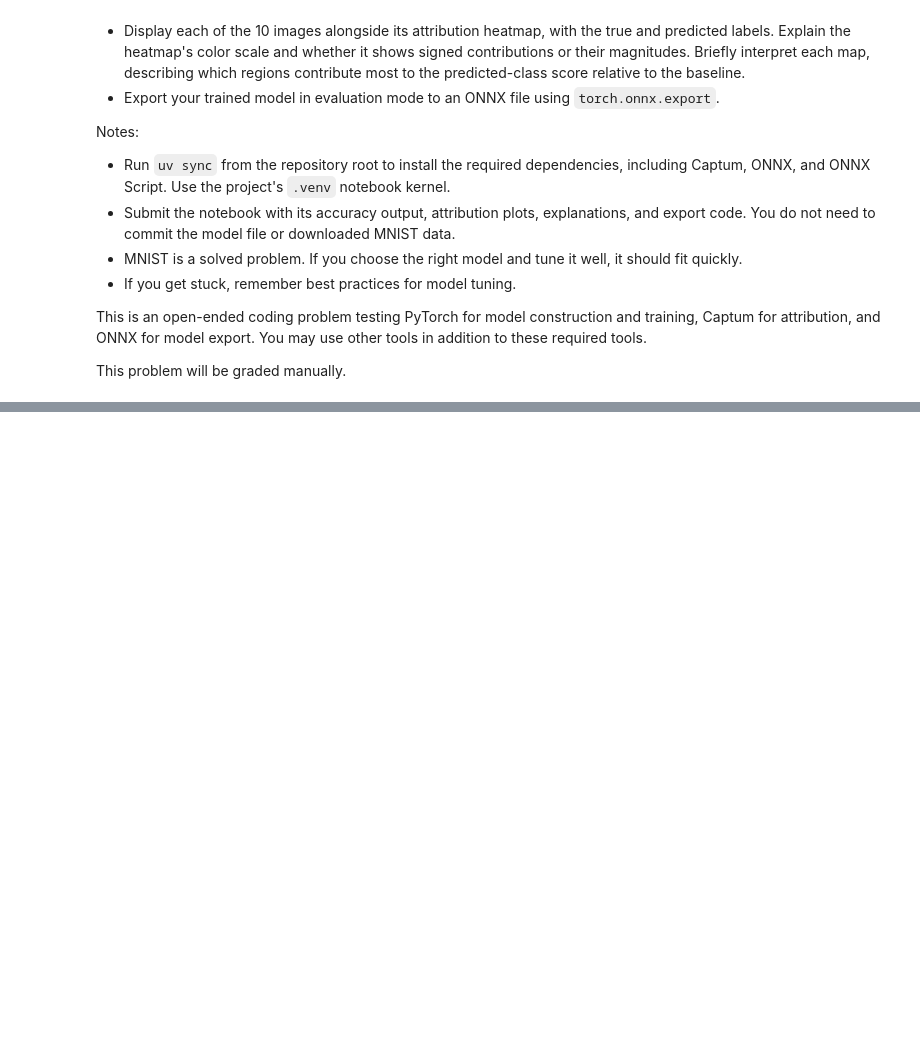
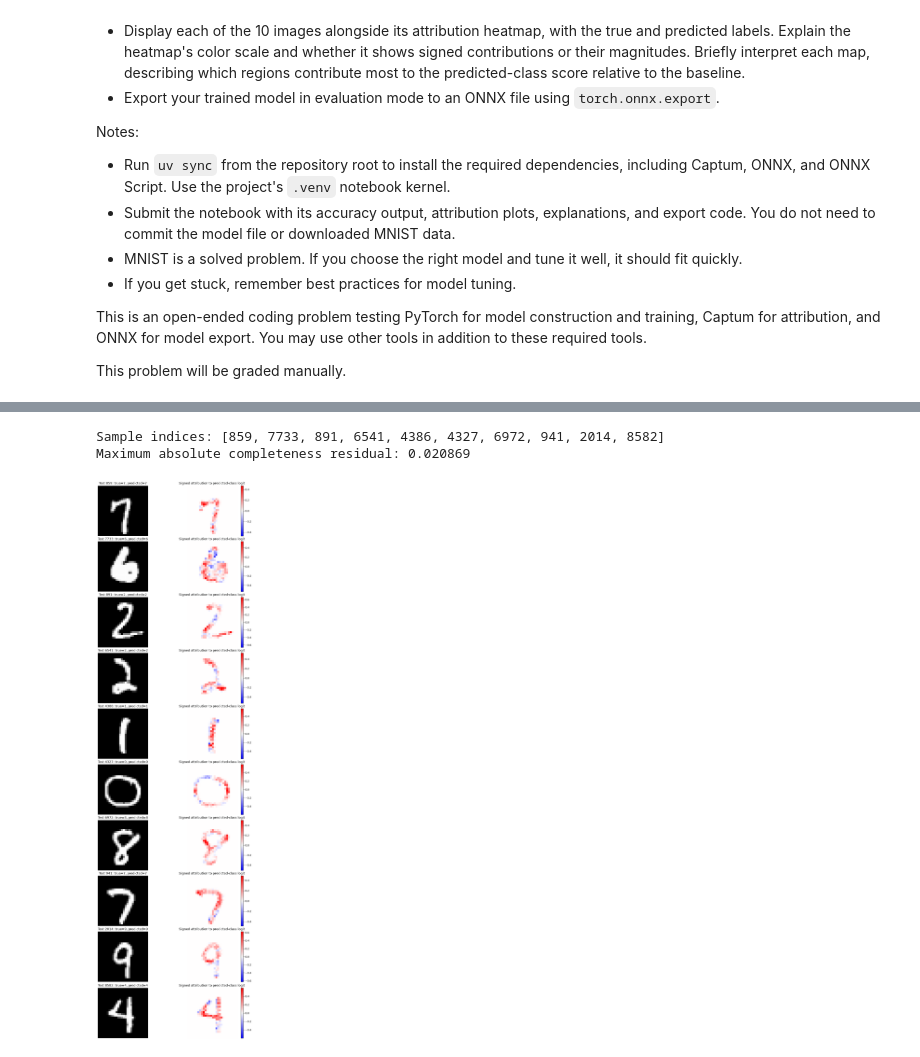
Before and after one commit to YathinKandakatla/midterm_Yathin_K, a Jupyter notebook: exam/problem_19.ipynb, the cells around one changed output, grey strips where cells are left out. Saved outputs shown, nothing was run; the diff lists cells and outputs as text; code cells hidden in the pictures; blank space fills up the shorter version.

```diff
--- a/exam/problem_19.ipynb
+++ b/exam/problem_19.ipynb
@@ -24,0 +128,79 @@ This problem will be graded manually.
+# %%
+# Independent sampling RNG selects ten distinct test images with seed 42.
+sample_indices = np.random.default_rng(42).choice(
+    len(test_data), size=10, replace=False
+)
+images = torch.stack([test_data[int(index)][0] for index in sample_indices])
+true_labels = [test_data[int(index)][1] for index in sample_indices]
+model.eval()
+with torch.no_grad():
+    predictions = model(images).argmax(1)
+
+integrated_gradients = IntegratedGradients(model)
+attributions, deltas = integrated_gradients.attribute(
+    images,
+    baselines=torch.zeros_like(images),
+    target=predictions,
+    n_steps=100,
+    internal_batch_size=20,
+    return_convergence_delta=True,
+)
+print("Sample indices:", sample_indices.tolist())
+print(f"Maximum absolute completeness residual: {deltas.abs().max().item():.6f}")
+
+fig, axes = plt.subplots(10, 2, figsize=(9, 30), constrained_layout=True)
+interpretations = []
+for row, (image, attribution, true_label, prediction, index) in enumerate(
+    zip(images, attributions, true_labels, predictions.tolist(), sample_indices)
+):
+    pixels = image[0].numpy()
+    values = attribution[0].detach().numpy()
+    limit = max(float(np.abs(values).max()), 1e-8)
+    axes[row, 0].imshow(pixels, cmap="gray", vmin=0, vmax=1)
+    axes[row, 0].set_title(f"Test {index}: true={true_label}, predicted={prediction}")
+    heatmap = axes[row, 1].imshow(values, cmap="bwr", vmin=-limit, vmax=limit)
+    axes[row, 1].set_title("Signed attribution to predicted-class logit")
+    fig.colorbar(heatmap, ax=axes[row, 1], fraction=0.046)
+    for ax in axes[row]:
+        ax.axis("off")
+    # Summarize the spatial distribution of positive evidence in a 3x3 grid.
+    positive = np.maximum(values, 0)
+    regions = []
+    row_names = ["upper", "middle", "lower"]
+    col_names = ["left", "center", "right"]
+    for r, row_ids in enumerate(np.array_split(np.arange(28), 3)):
+        for c, col_ids in enumerate(np.array_split(np.arange(28), 3)):
+            regions.append(
+                (
+                    float(positive[np.ix_(row_ids, col_ids)].sum()),
+                    f"{row_names[r]} {col_names[c]}",
+                )
+            )
+    regions.sort(reverse=True)
+    positive_total = float(positive.sum())
+    share = (regions[0][0] + regions[1][0]) / max(positive_total, 1e-12)
+    negative_total = float(np.maximum(-values, 0).sum())
+    interpretations.append(
+        f"- **Test image {index} (true {true_label}, predicted {prediction}):** "
+        f"The {regions[0][1]} and {regions[1][1]} regions contain "
+        f"{share:.0%} of the positive attribution mass and provide the strongest "
+        f"regional support for the predicted digit. Blue pixels oppose that score "
+        f"(total negative magnitude {negative_total:.3f}); red pixels support it "
+        f"(total positive attribution {positive_total:.3f}), relative to black."
+    )
+plt.show()
+display(
+    Markdown(
+        "Red means positive contribution, blue means negative contribution, "
+        "and white is near zero. These are signed contributions to the "
+        "predicted-class logit, not magnitudes or probabilities. Each image "
+        "has its own symmetric color scale, so use the colorbars when "
+        "comparing strength across images. Black baseline pixels have "
+        "zero input difference. The spatial summaries describe this "
+        "model's evidence, not causal proof.\n\n" + "\n".join(interpretations)
+    )
+)
+# %% [output]
+Sample indices: [859, 7733, 891, 6541, 4386, 4327, 6972, 941, 2014, 8582]
+Maximum absolute completeness residual: 0.020869
+[figure, added]
```
Also changed, not shown: parts of 5 cells of this notebook, 5 other files.
